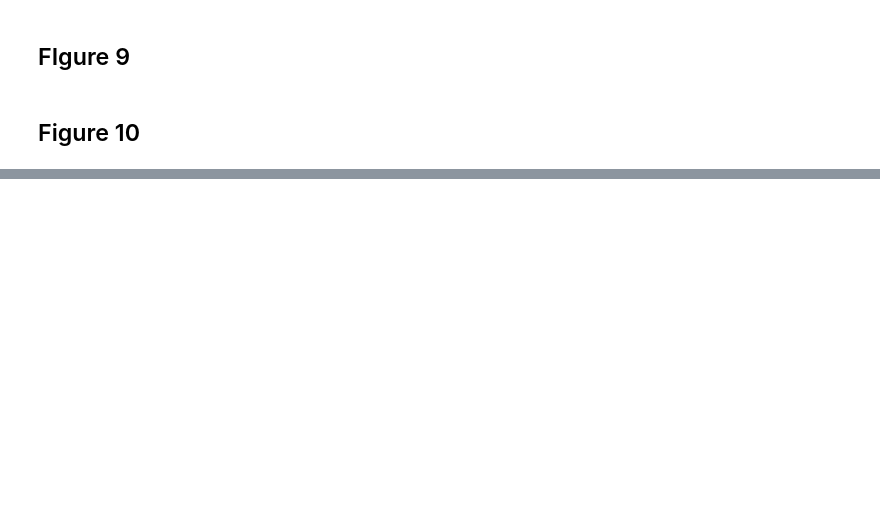
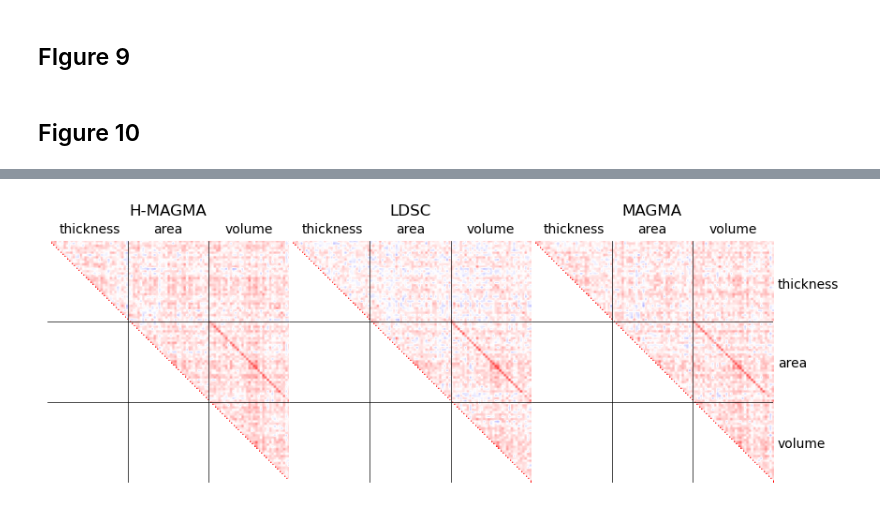
Before and after one commit to erwinerdem/STEAP, a Jupyter notebook: notebooks/figures.ipynb, the cells around one changed output, grey strips where cells are left out. Drawn from its saved outputs; the diff is of its cells as text; code cells hidden in the pictures; blank space fills up the shorter version.

```diff
--- a/notebooks/figures.ipynb
+++ b/notebooks/figures.ipynb
@@ -565,52 +577,38 @@ mri_corr_df
 # %%
 plt.style.use('default')
-fig, ax = plt.subplots(1,1, figsize=(5,5))
-for m in ['H-MAGMA']:
-    mri_corr_df = corr_df[(corr_df['gwasx'].str.contains(': \w+\.\w+'))& # only get MRI measurement phenotypes
+fig, axes = plt.subplots(1,3, figsize=(10,10),
+                        gridspec_kw = {'wspace':0, 'hspace':0})
+for m,ax in zip(methods,axes.flatten()):
+    group_corr_df = corr_df[(corr_df['gwasx'].str.contains(': \w+\.\w+'))& # only get MRI measurement phenotypes
                           (corr_df['gwasy'].str.contains(': \w+\.\w+'))&
                           ~((corr_df['gwasx'].str.contains('Hippocampus'))| # remove hippocampus volume data
                            corr_df['gwasy'].str.contains('Hippocampus'))
                          ]
-    all_mri_gwas = pd.concat([mri_corr_df['gwasx'],mri_corr_df['gwasy']]).unique()
-    diag_df = [[g,g,1,0,m] for g in all_mri_gwas for m in methods]
-    mri_corr_df = mri_corr_df.append(pd.DataFrame(diag_df, columns=mri_corr_df.columns))
-    mri_corr_df = mri_corr_df[mri_corr_df['method']==m]
-    mri_corr_df = mri_corr_df.pivot(columns='gwasy', index='gwasx', values='corr')
-    ax.imshow(mri_corr_df,
+    all_group_gwas = pd.concat([group_corr_df['gwasx'],group_corr_df['gwasy']]).unique()
+    diag_df = [[g,g,1,0,m] for g in all_group_gwas for m in methods]
+    group_corr_df = group_corr_df.append(pd.DataFrame(diag_df, columns=group_corr_df.columns))
+    group_corr_df = group_corr_df[group_corr_df['method']==m]
+    group_corr_df = group_corr_df.pivot(columns='gwasy', index='gwasx', values='corr')
+    ax.imshow(group_corr_df,
               cmap='bwr', vmin=-1, vmax=1)
     ax.set_title(m)
     ax.tick_params(axis=u'both', which=u'both',length=0)
     ax.spines['top'].set_visible(False)
     ax.spines['right'].set_visible(False)
     ax.spines['bottom'].set_visible(False)
     ax.spines['left'].set_visible(False)
-##     yticks = mri_corr_df.index.str.split(':').str[0].str.split(' ').str[-1].to_list()
-    yticks = mri_corr_df.index.str.split(':').str[0].str.split('(').str[0].str.rstrip().str.split(' ').str[-1]
-    ticks = ['']*len(yticks)
-    for group in set(yticks):
-        start = False
-        end = False
-        for i,tick in enumerate(yticks):
-            if tick==group and start==False:
-                start = i
-            if start and tick!=group:
-                end = i
-                break
-        if end == False:
-            end = i
-#         ax.axvline(end, color='k', lw=0.5)
-        ax.axhline(end-.5, color='k', lw=0.5)
-        mid = int((end+start)/2)
-    #     print(group, start, end, mid)
-        ticks[mid] = group
-    ax.axvline(35-.5, color='k', lw=0.5)
-    ax.axvline(70-.5, color='k', lw=0.5)
+    yticks = group_corr_df.index.str.split(':').str[0].str.split('(').str[0].str.rstrip().str.split(' ').str[-1]
+    ticks = get_ticks(yticks)
     ax.yaxis.tick_right()
-    ax.set_yticks(list(range(0,mri_corr_df.shape[0])))
-    ax.set_yticklabels(ticks)
+    ax.set_yticks(list(range(0,group_corr_df.shape[0])))
+    ax.set_yticklabels(['']*len(ticks))
     ax.xaxis.tick_top()
-    ax.set_xticks(list(range(0,mri_corr_df.shape[0])))
+    ax.set_xticks(list(range(0,group_corr_df.shape[0])))
     ax.set_xticklabels(ticks)
-#     break
-    plt.show()
+ax.set_yticks(list(range(0,group_corr_df.shape[0])))
+ax.set_yticklabels(ticks)
+plt.savefig(f"{figure_dir}heatmap_corr_structural_MRI.png", dpi=200, bbox_inches='tight')
+plt.show()
 # plt.tight_layout()
+# %% [output]
+[figure, added]
```
Also changed, not shown: parts of 9 cells of this notebook, 10 other files.
